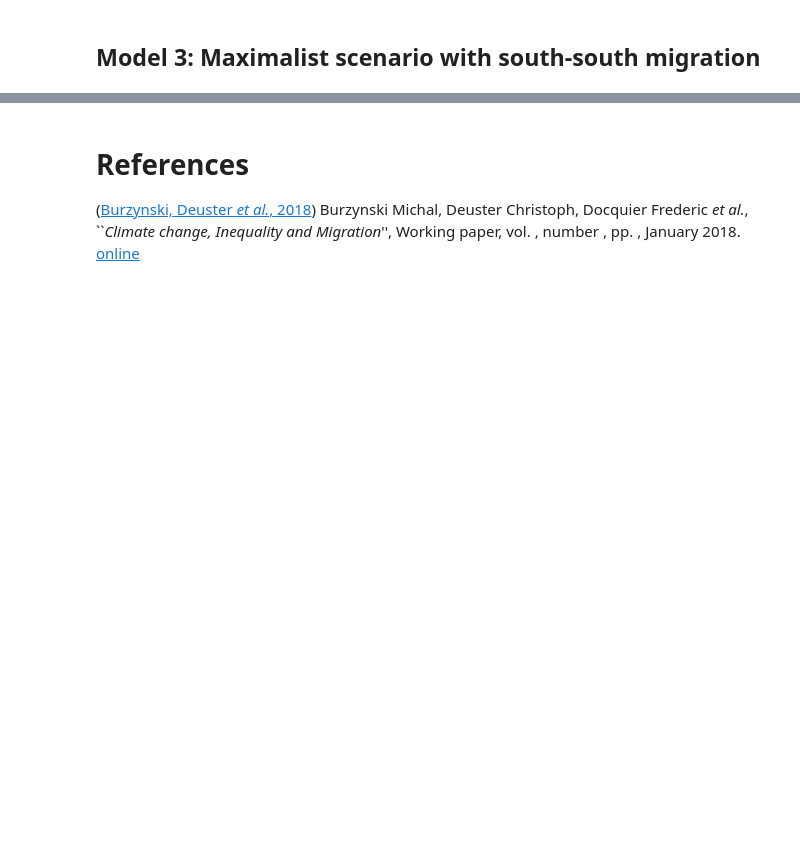
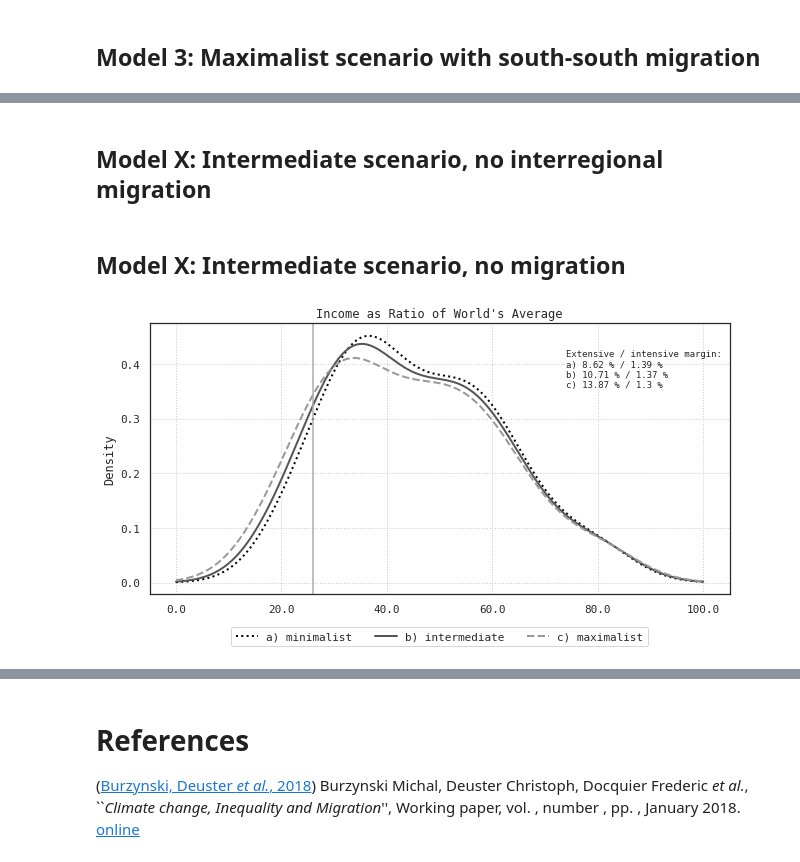
Before and after one commit to hscheewel/GeographyOfClimateMigration, a Jupyter notebook: model.ipynb, the cells around one changed output, grey strips where cells are left out. Drawn from its saved outputs; the diff is of its cells as text; code cells hidden in the pictures; blank space fills up the shorter version.

```diff
--- a/model.ipynb
+++ b/model.ipynb
@@ -1499,0 +1562,2 @@ m13.urbanization()
+# %% [markdown]
+## Model X: Intermediate scenario, no interregional migration
@@ -1499,0 +1575,2 @@ m13.urbanization()
+# %% [markdown]
+## Model X: Intermediate scenario, no migration
@@ -1499,0 +1589,4 @@ m13.urbanization()
+# %%
+m2.out_distplot([m1,m3],text=True,save=True,save_name='Fig7.pdf',cols=3)
+# %% [output]
+[figure, added]
```
Also changed, not shown: parts of 59 cells of this notebook.
